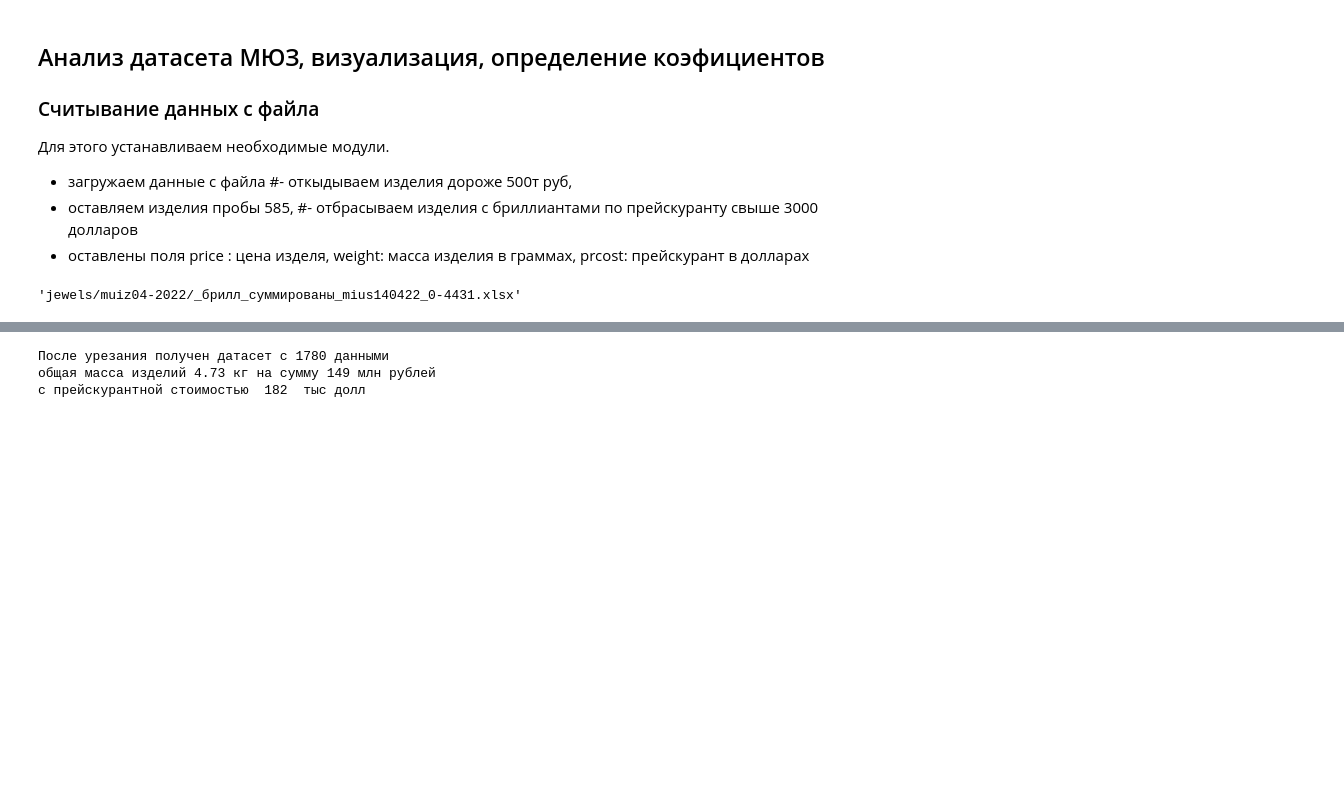
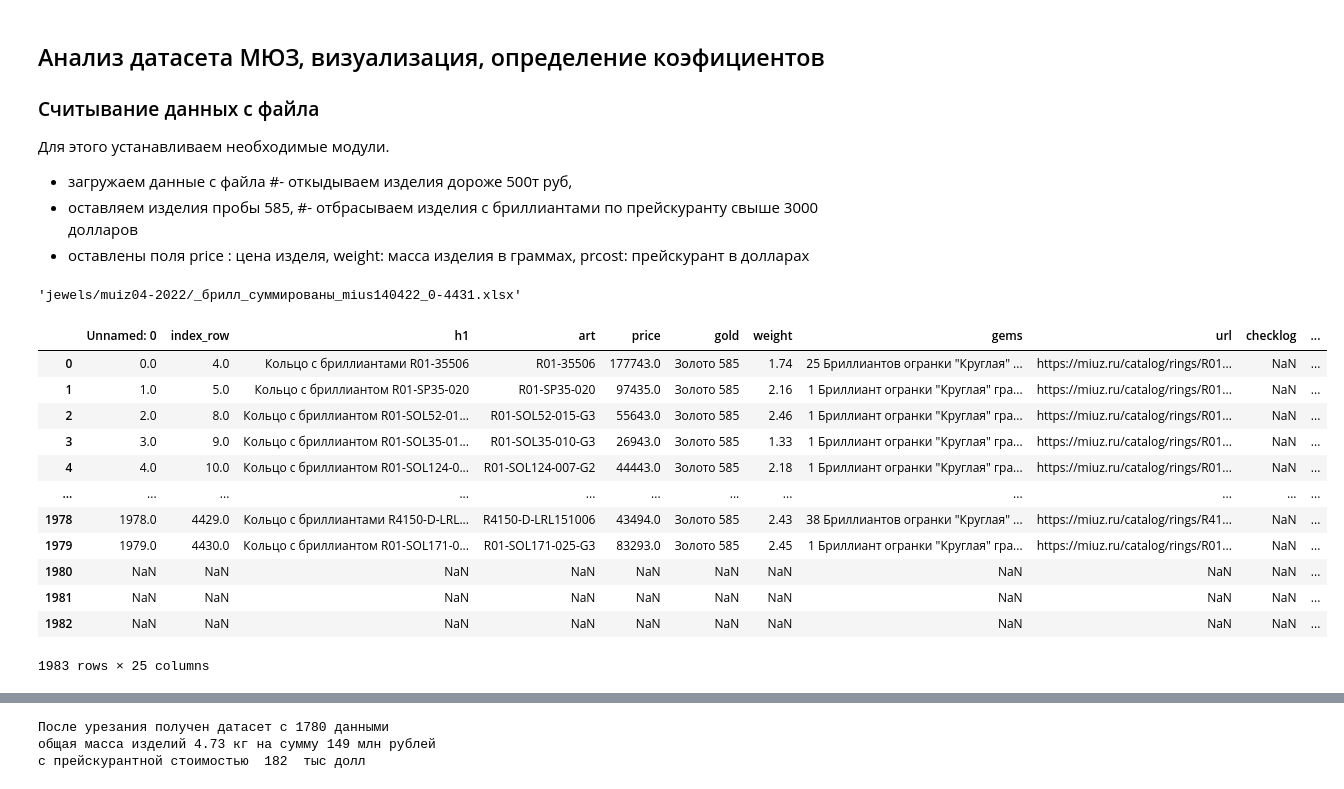
Before and after one commit to KeskilV/Parsing_NKO, a Jupyter notebook: AnaliticRep140422MUIZ_Кольца_с_брилл.ipynb, the cells around one changed output, grey strips where cells are left out. Cells and saved outputs as stored; diff of their text form; code cells hidden in the pictures; blank space fills up the shorter version.

```diff
--- a/AnaliticRep140422MUIZ_Кольца_с_брилл.ipynb
+++ b/AnaliticRep140422MUIZ_Кольца_с_брилл.ipynb
@@ -50,3 +50,19 @@ filenamemiuz
 'jewels/muiz04-2022/_брилл_суммированы_mius140422_0-4431.xlsx'
 # %%
 raw = pd.read_excel(filenamemiuz,sheet_name=0)
+# %%
+raw
+# %% [output]
+|  | Unnamed: 0 | index_row | h1 | art | price | gold | weight | gems | url | checklog | ... |
+| 0 | 0.0 | 4.0 | Кольцо c бриллиантами R01-35506 | R01-35506 | 177743.0 | Золото 585 | 1.74 | 25 Бриллиантов огранки "Круглая" ... | https://miuz.ru/catalog/rings/R01... | NaN | ... |
+| 1 | 1.0 | 5.0 | Кольцо c бриллиантом R01-SP35-020 | R01-SP35-020 | 97435.0 | Золото 585 | 2.16 | 1 Бриллиант огранки "Круглая" гра... | https://miuz.ru/catalog/rings/R01... | NaN | ... |
+| 2 | 2.0 | 8.0 | Кольцо c бриллиантом R01-SOL52-01... | R01-SOL52-015-G3 | 55643.0 | Золото 585 | 2.46 | 1 Бриллиант огранки "Круглая" гра... | https://miuz.ru/catalog/rings/R01... | NaN | ... |
+| 3 | 3.0 | 9.0 | Кольцо c бриллиантом R01-SOL35-01... | R01-SOL35-010-G3 | 26943.0 | Золото 585 | 1.33 | 1 Бриллиант огранки "Круглая" гра... | https://miuz.ru/catalog/rings/R01... | NaN | ... |
+| 4 | 4.0 | 10.0 | Кольцо c бриллиантом R01-SOL124-0... | R01-SOL124-007-G2 | 44443.0 | Золото 585 | 2.18 | 1 Бриллиант огранки "Круглая" гра... | https://miuz.ru/catalog/rings/R01... | NaN | ... |
+| ... | ... | ... | ... | ... | ... | ... | ... | ... | ... | ... | ... |
+| 1978 | 1978.0 | 4429.0 | Кольцо c бриллиантами R4150-D-LRL... | R4150-D-LRL151006 | 43494.0 | Золото 585 | 2.43 | 38 Бриллиантов огранки "Круглая" ... | https://miuz.ru/catalog/rings/R41... | NaN | ... |
+| 1979 | 1979.0 | 4430.0 | Кольцо c бриллиантом R01-SOL171-0... | R01-SOL171-025-G3 | 83293.0 | Золото 585 | 2.45 | 1 Бриллиант огранки "Круглая" гра... | https://miuz.ru/catalog/rings/R01... | NaN | ... |
+| 1980 | NaN | NaN | NaN | NaN | NaN | NaN | NaN | NaN | NaN | NaN | ... |
+| 1981 | NaN | NaN | NaN | NaN | NaN | NaN | NaN | NaN | NaN | NaN | ... |
+| 1982 | NaN | NaN | NaN | NaN | NaN | NaN | NaN | NaN | NaN | NaN | ... |
+1983 rows × 25 columns
```
Also changed, not shown: parts of 7 cells of this notebook.
